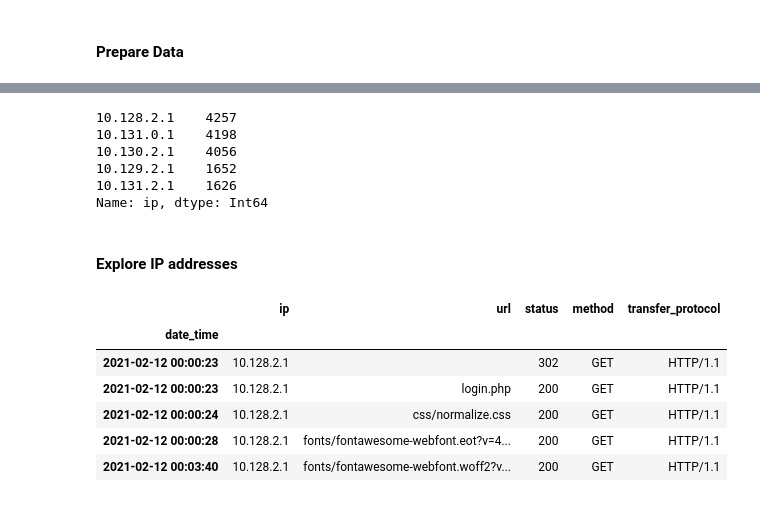
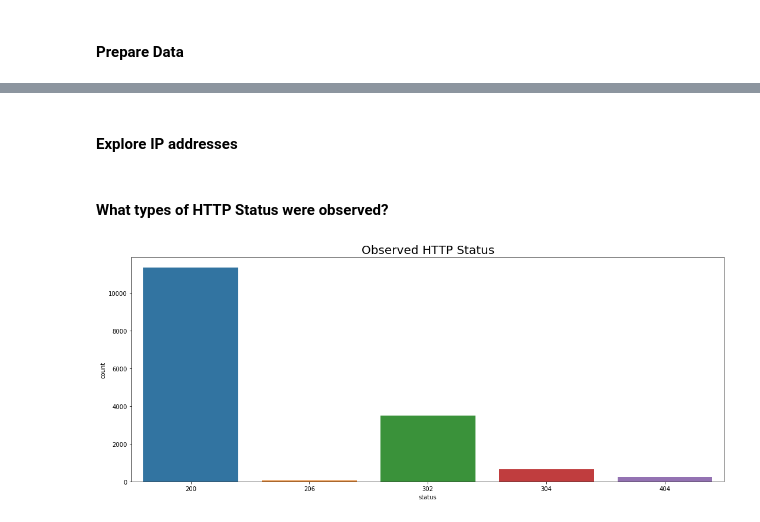
Before and after one commit to CSolitaire/web_traffic_project, a Jupyter notebook: web_scrapper_project.ipynb, the cells around one changed output, grey strips where cells are left out. Saved outputs shown, nothing was run; the diff lists cells and outputs as text; code cells hidden in the pictures.

```diff
--- a/web_scrapper_project.ipynb
+++ b/web_scrapper_project.ipynb
@@ -91,10 +98 @@ transfer_protocol    0
 dtype: int64
-# %%
-df.ip.value_counts()
-# %% [output]
-10.128.2.1    4257
-10.131.0.1    4198
-10.130.2.1    4056
-10.129.2.1    1652
-10.131.2.1    1626
-Name: ip, dtype: Int64
@@ -112,11 +112,23 @@ user_10_131 = df[user_10_131]
 #10.130.2.1
 user_10_130 = df['ip'] == '10.130.2.1'
 user_10_130 = df[user_10_130]
+
+#10.129.2.1
+user_10_129 = df['ip'] == '10.129.2.1'
+user_10_129 = df[user_10_129]
+
+#10.131.2.1
+user_10_1312 = df['ip'] == '10.131.2.1'
+user_10_1312 = df[user_10_1312]
-# %% [output]
-|  | ip | url | status | method | transfer_protocol |
-| date_time |  |  |  |  |  |
-| 2021-02-12 00:00:23 | 10.128.2.1 |  | 302 | GET | HTTP/1.1 |
-| 2021-02-12 00:00:23 | 10.128.2.1 | login.php | 200 | GET | HTTP/1.1 |
-| 2021-02-12 00:00:24 | 10.128.2.1 | css/normalize.css | 200 | GET | HTTP/1.1 |
-| 2021-02-12 00:00:28 | 10.128.2.1 | fonts/fontawesome-webfont.eot?v=4... | 200 | GET | HTTP/1.1 |
-| 2021-02-12 00:03:40 | 10.128.2.1 | fonts/fontawesome-webfont.woff2?v... | 200 | GET | HTTP/1.1 |
+# %% [markdown]
+#### What types of HTTP Status were observed?
+# %%
+plt.rcParams['figure.figsize'] = (18, 7)
+order = ['200','206','302','304','404']
+sns.countplot(data=df,
+            x='status',
+            order = order)
+plt.title('Observed HTTP Status', fontsize = 20)
+plt.show()
+# %% [output]
+[figure, added]
```
Also changed, not shown: parts of 15 cells of this notebook.
